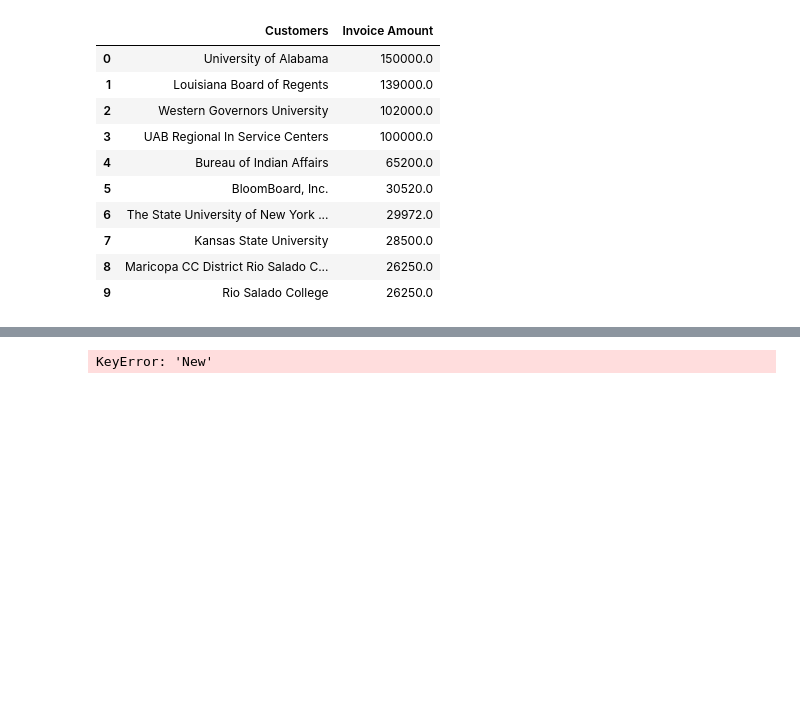
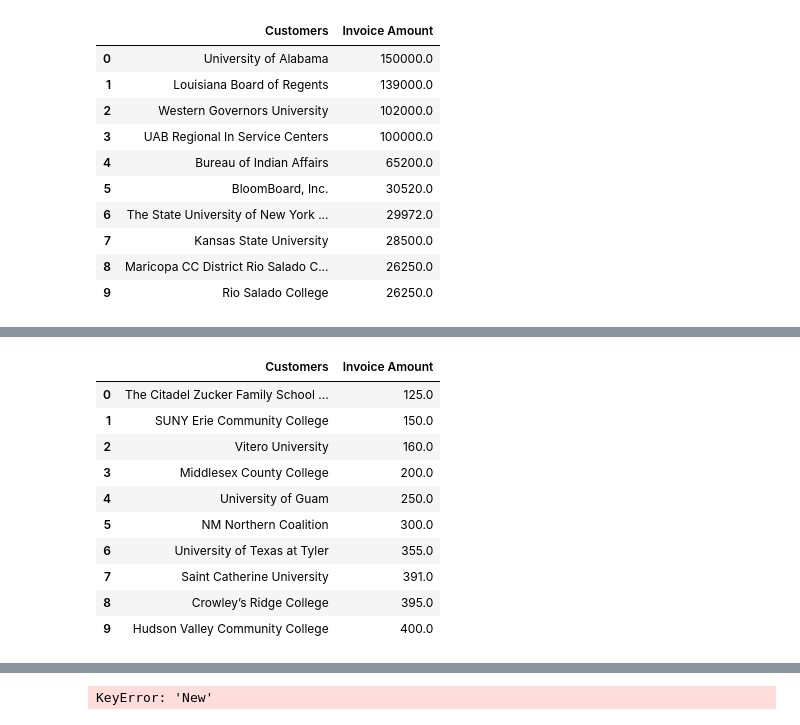
Before and after one commit to dd2-GWFinTech-Projects/Project1_ProductMarketingAnalysis, a Jupyter notebook: 02_Processing/07_Plots.ipynb, the cells around one changed output, grey strips where cells are left out. Drawn from its saved outputs; the diff is of its cells as text; code cells hidden in the pictures; blank space fills up the shorter version.

```diff
--- a/02_Processing/07_Plots.ipynb
+++ b/02_Processing/07_Plots.ipynb
@@ -247,5 +249,22 @@ TOP_10_Highest.hvplot.bar(
 # %% [output]
 [interactive output not drawn]
+# %%
+Group_Customers_2 = new_customers.groupby(['Customers']).sum()
+TOP_10_Lowest = Group_Customers_2.sort_values(by="Invoice Amount", ascending=True).head(10)
+TOP_10_Lowest = TOP_10_Lowest.reset_index()
+TOP_10_Lowest
+# %% [output]
+|  | Customers | Invoice Amount |
+| 0 | The Citadel Zucker Family School ... | 125.0 |
+| 1 | SUNY Erie Community College | 150.0 |
+| 2 | Vitero University | 160.0 |
+| 3 | Middlesex County College | 200.0 |
+| 4 | University of Guam | 250.0 |
+| 5 | NM Northern Coalition | 300.0 |
+| 6 | University of Texas at Tyler | 355.0 |
+| 7 | Saint Catherine University | 391.0 |
+| 8 | Crowley’s Ridge College | 395.0 |
+| 9 | Hudson Valley Community College | 400.0 |
 # %%
 new_customers = atlas.iloc[:, [0, 2, 6, 9]]
 new_customers
```
Also changed, not shown: parts of 10 cells of this notebook, 8 other files.
